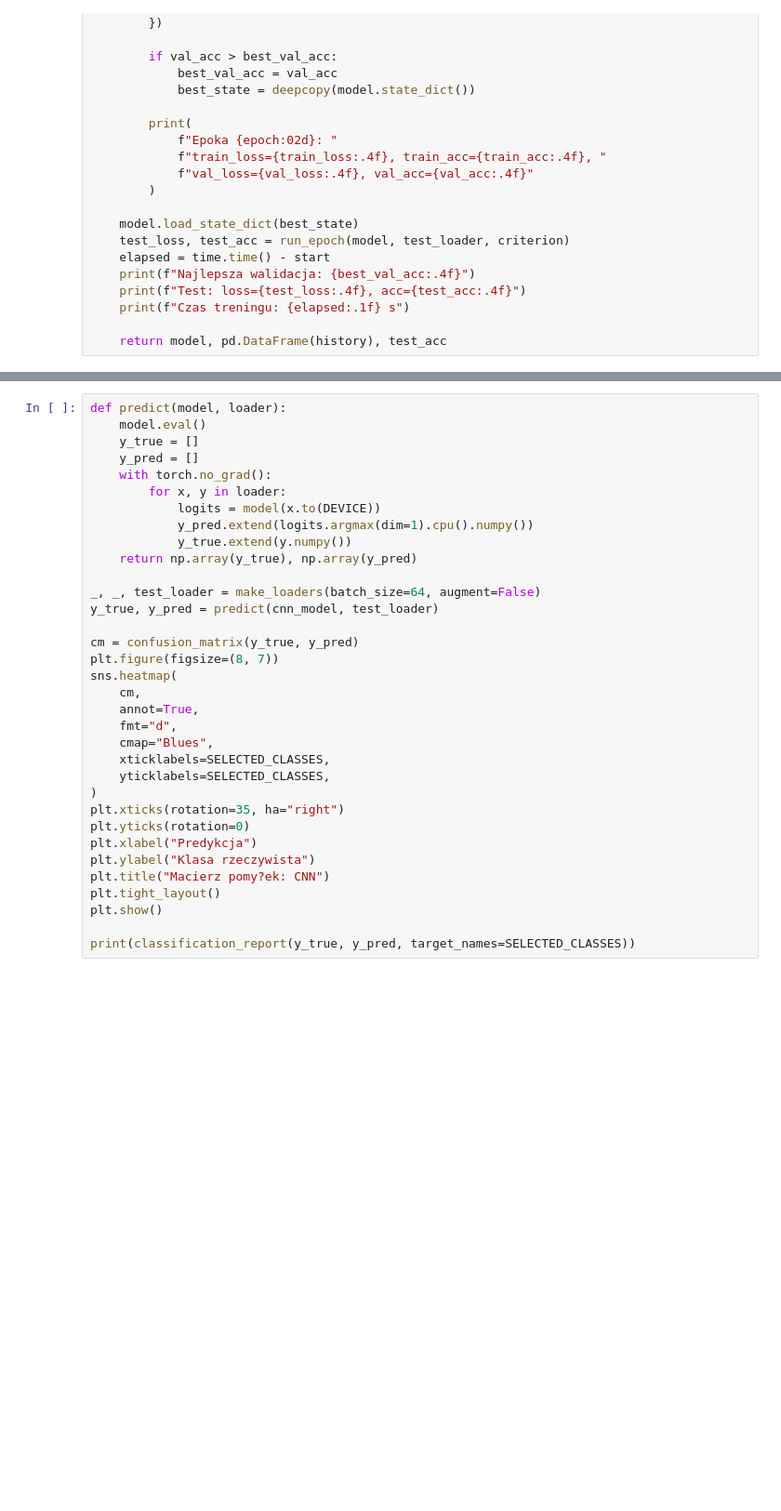
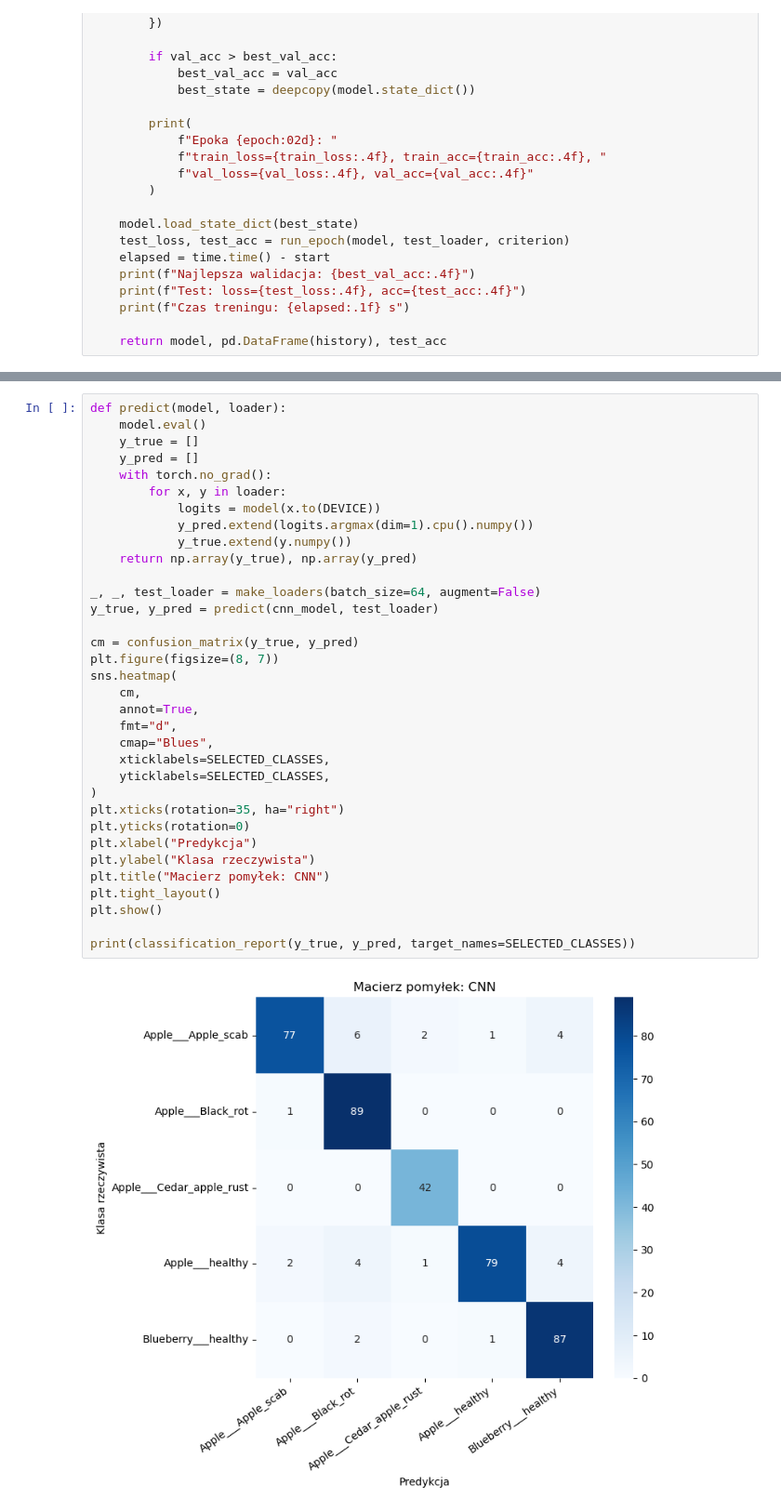
Before and after one commit to mkoczkodaj/LAB5, a Jupyter notebook: lab5_6.ipynb, the cells around one changed output, grey strips where cells are left out. Shown at 93% size. Drawn from its saved outputs; the diff is of its cells as text; blank space fills up the shorter version.

```diff
--- a/lab5_6.ipynb
+++ b/lab5_6.ipynb
@@ -387,31 +453,33 @@ def predict(model, loader):
     y_true = []
     y_pred = []
     with torch.no_grad():
         for x, y in loader:
             logits = model(x.to(DEVICE))
             y_pred.extend(logits.argmax(dim=1).cpu().numpy())
             y_true.extend(y.numpy())
     return np.array(y_true), np.array(y_pred)
 
 _, _, test_loader = make_loaders(batch_size=64, augment=False)
 y_true, y_pred = predict(cnn_model, test_loader)
 
 cm = confusion_matrix(y_true, y_pred)
 plt.figure(figsize=(8, 7))
 sns.heatmap(
     cm,
     annot=True,
     fmt="d",
     cmap="Blues",
     xticklabels=SELECTED_CLASSES,
     yticklabels=SELECTED_CLASSES,
 )
 plt.xticks(rotation=35, ha="right")
 plt.yticks(rotation=0)
 plt.xlabel("Predykcja")
 plt.ylabel("Klasa rzeczywista")
-plt.title("Macierz pomy?ek: CNN")
+plt.title("Macierz pomyłek: CNN")
 plt.tight_layout()
 plt.show()
 
 print(classification_report(y_true, y_pred, target_names=SELECTED_CLASSES))
+# %% [output]
+[figure, added]
```
Also changed, not shown: parts of 32 cells of this notebook, 1 other file.
